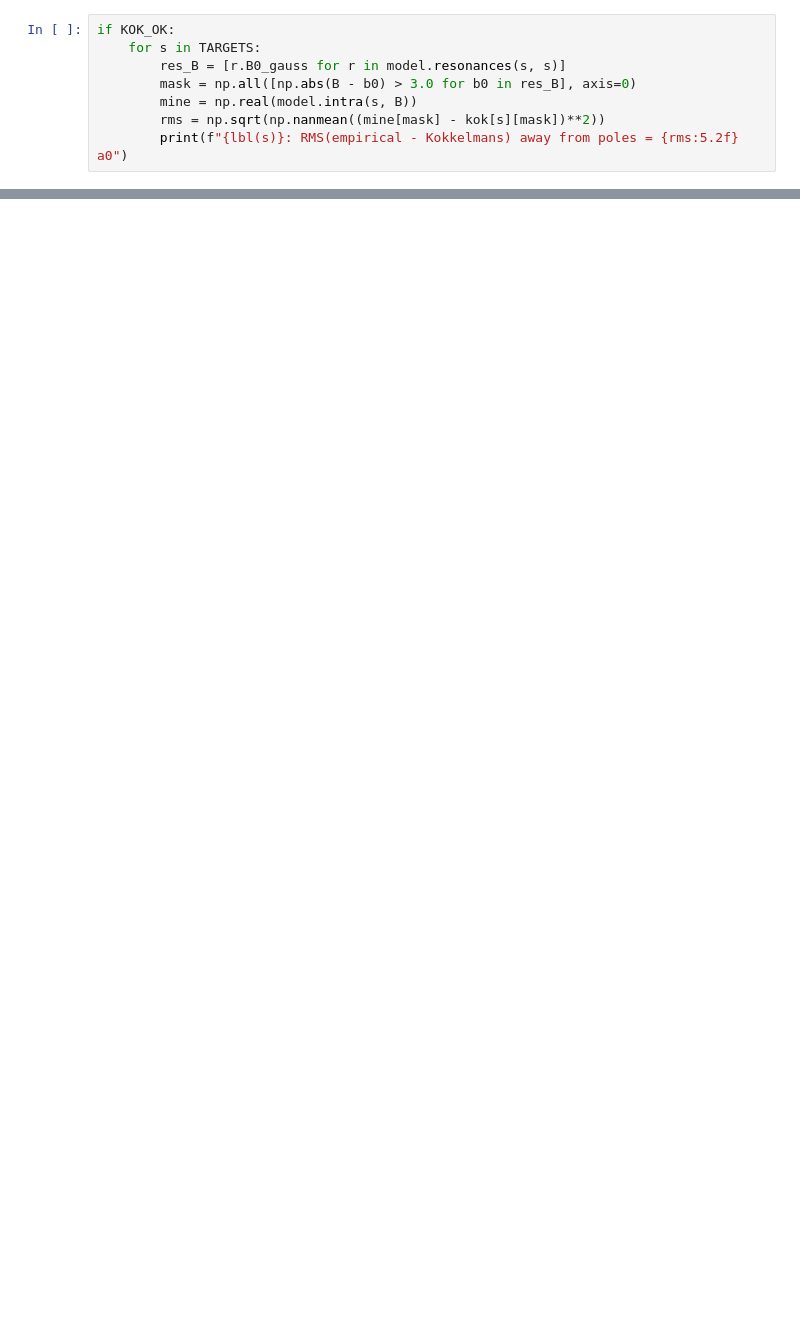
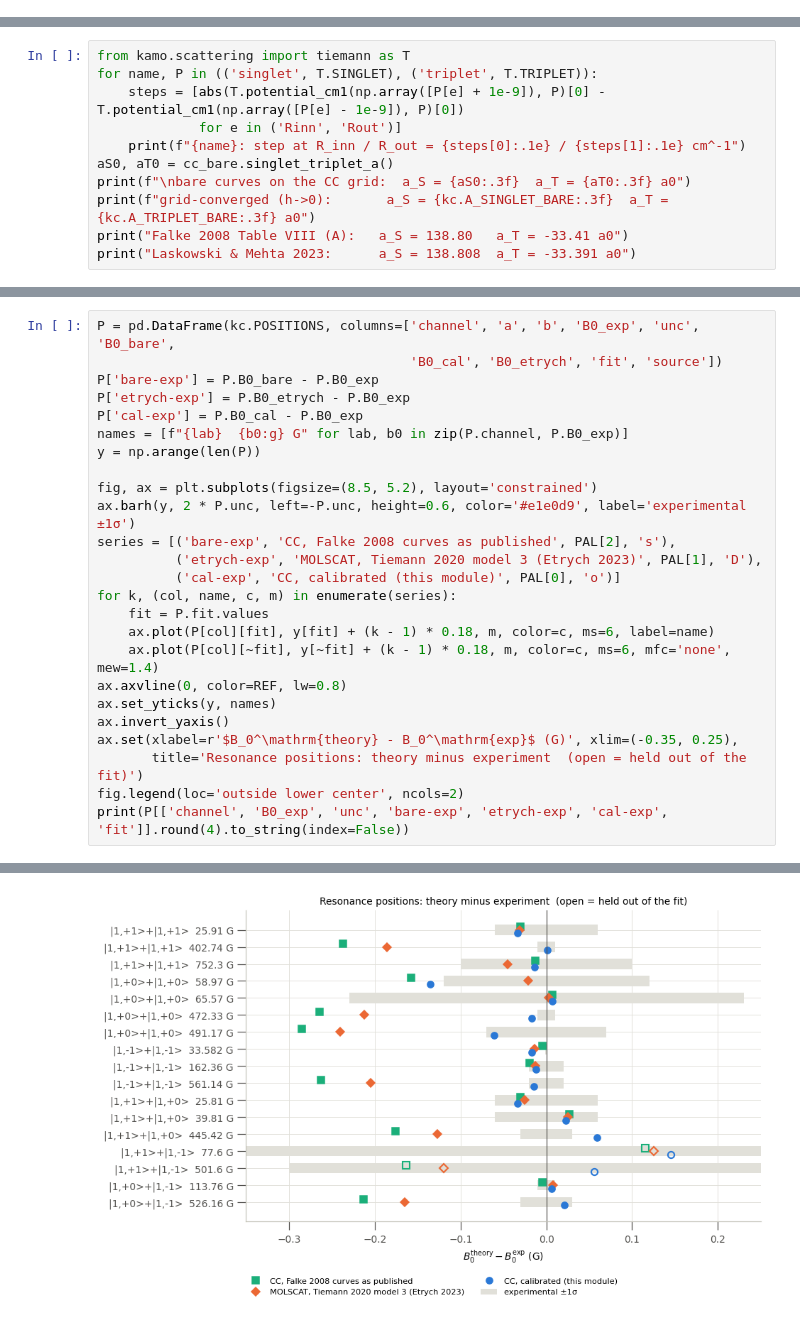
Before and after one commit to ucsb-amo/k-amo, a Jupyter notebook: kamo/scattering/examples/scattering_demo.ipynb, the cells around one changed output, grey strips where cells are left out. Saved outputs shown, nothing was run; the diff lists cells and outputs as text; blank space fills up the shorter version.

Commit message:
scattering length package

```diff
--- a/kamo/scattering/examples/scattering_demo.ipynb
+++ b/kamo/scattering/examples/scattering_demo.ipynb
@@ -108,8 +0,0 @@ for $|1,0\rangle$ near 50--70 G is expected: those two narrow resonances (58.97,
-# %%
-if KOK_OK:
-    for s in TARGETS:
-        res_B = [r.B0_gauss for r in model.resonances(s, s)]
-        mask = np.all([np.abs(B - b0) > 3.0 for b0 in res_B], axis=0)
-        mine = np.real(model.intra(s, B))
-        rms = np.sqrt(np.nanmean((mine[mask] - kok[s][mask])**2))
-        print(f"{lbl(s)}: RMS(empirical - Kokkelmans) away from poles = {rms:5.2f} a0")
@@ -310,0 +185,11 @@ while still working for any channel, including the inter-state one.
+# %%
+from kamo.scattering import tiemann as T
+for name, P in (('singlet', T.SINGLET), ('triplet', T.TRIPLET)):
+    steps = [abs(T.potential_cm1(np.array([P[e] + 1e-9]), P)[0] - T.potential_cm1(np.array([P[e] - 1e-9]), P)[0])
+             for e in ('Rinn', 'Rout')]
+    print(f"{name}: step at R_inn / R_out = {steps[0]:.1e} / {steps[1]:.1e} cm^-1")
+aS0, aT0 = cc_bare.singlet_triplet_a()
+print(f"\nbare curves on the CC grid:  a_S = {aS0:.3f}  a_T = {aT0:.3f} a0")
+print(f"grid-converged (h->0):       a_S = {kc.A_SINGLET_BARE:.3f}  a_T = {kc.A_TRIPLET_BARE:.3f} a0")
+print("Falke 2008 Table VIII (A):   a_S = 138.80   a_T = -33.41 a0")
+print("Laskowski & Mehta 2023:      a_S = 138.808  a_T = -33.391 a0")
@@ -310,0 +226,26 @@ while still working for any channel, including the inter-state one.
+# %%
+P = pd.DataFrame(kc.POSITIONS, columns=['channel', 'a', 'b', 'B0_exp', 'unc', 'B0_bare',
+                                        'B0_cal', 'B0_etrych', 'fit', 'source'])
+P['bare-exp'] = P.B0_bare - P.B0_exp
+P['etrych-exp'] = P.B0_etrych - P.B0_exp
+P['cal-exp'] = P.B0_cal - P.B0_exp
+names = [f"{lab}  {b0:g} G" for lab, b0 in zip(P.channel, P.B0_exp)]
+y = np.arange(len(P))
+
+fig, ax = plt.subplots(figsize=(8.5, 5.2), layout='constrained')
+ax.barh(y, 2 * P.unc, left=-P.unc, height=0.6, color='#e1e0d9', label='experimental ±1σ')
+series = [('bare-exp', 'CC, Falke 2008 curves as published', PAL[2], 's'),
+          ('etrych-exp', 'MOLSCAT, Tiemann 2020 model 3 (Etrych 2023)', PAL[1], 'D'),
+          ('cal-exp', 'CC, calibrated (this module)', PAL[0], 'o')]
+for k, (col, name, c, m) in enumerate(series):
+    fit = P.fit.values
+    ax.plot(P[col][fit], y[fit] + (k - 1) * 0.18, m, color=c, ms=6, label=name)
+    ax.plot(P[col][~fit], y[~fit] + (k - 1) * 0.18, m, color=c, ms=6, mfc='none', mew=1.4)
+ax.axvline(0, color=REF, lw=0.8)
+ax.set_yticks(y, names)
+ax.invert_yaxis()
+ax.set(xlabel=r'$B_0^\mathrm{theory} - B_0^\mathrm{exp}$ (G)', xlim=(-0.35, 0.25),
+       title='Resonance positions: theory minus experiment  (open = held out of the fit)')
+fig.legend(loc='outside lower center', ncols=2)
+print(P[['channel', 'B0_exp', 'unc', 'bare-exp', 'etrych-exp', 'cal-exp', 'fit']].round(4).to_string(index=False))
+# %% [output]
@@ -310,0 +270 @@ while still working for any channel, including the inter-state one.
+[figure, added]
```
Also changed, not shown: parts of 59 cells of this notebook, 25 other files.
